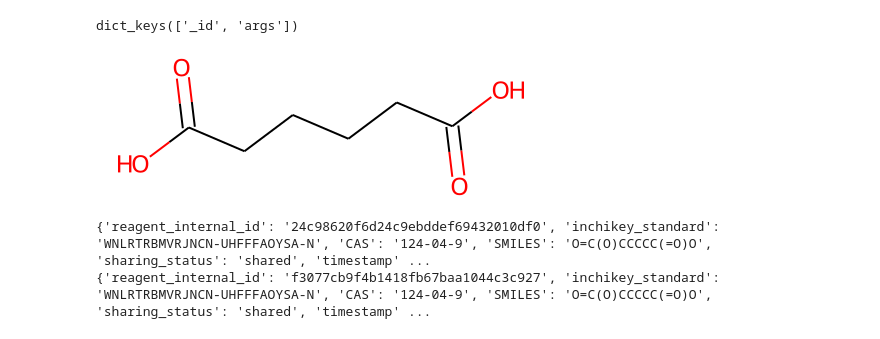
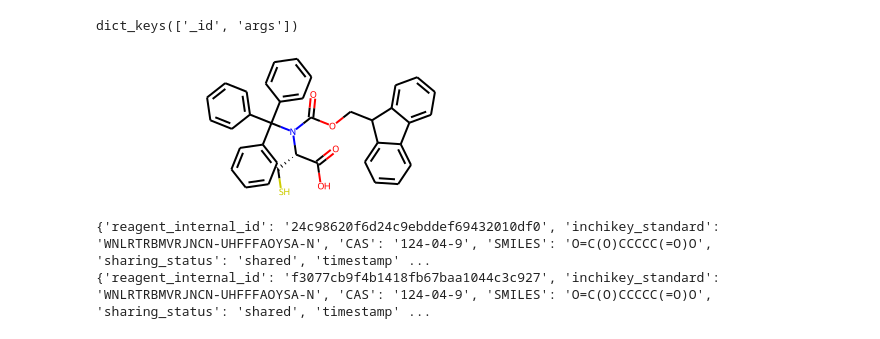
Before and after one commit to radical-subject/labaggregator-bot, a Jupyter notebook: vendorbot_folder/jupyterScripts/Unique_molecules_collection.ipynb, the cells around one changed output. Drawn from its saved outputs; the diff is of its cells as text; code cells hidden in the pictures.

```diff
--- a/vendorbot_folder/jupyterScripts/Unique_molecules_collection.ipynb
+++ b/vendorbot_folder/jupyterScripts/Unique_molecules_collection.ipynb
@@ -288,11 +288,11 @@ dict_keys(['_id', 'args'])
 # %%
 from rdkit import Chem
 from rdkit.Chem import Draw
-SMILES_FOR_TEST = "O=C(O)CCCCC(=O)O"
+SMILES_FOR_TEST = "OC(=O)[C@H](CS)N(C(=O)OCC1c2ccccc2c3ccccc13)C(c4ccccc4)(c5ccccc5)c6ccccc6"
 mol = Chem.MolFromSmiles(SMILES_FOR_TEST)
 mol
 # %% [output]
-[figure, old version]
+[figure, new version]
 # %%
 for i in users_collection.get_users_by_smiles(SMILES_FOR_TEST)[0]["user_reagents"]:
     if i['SMILES'] == SMILES_FOR_TEST:
```
